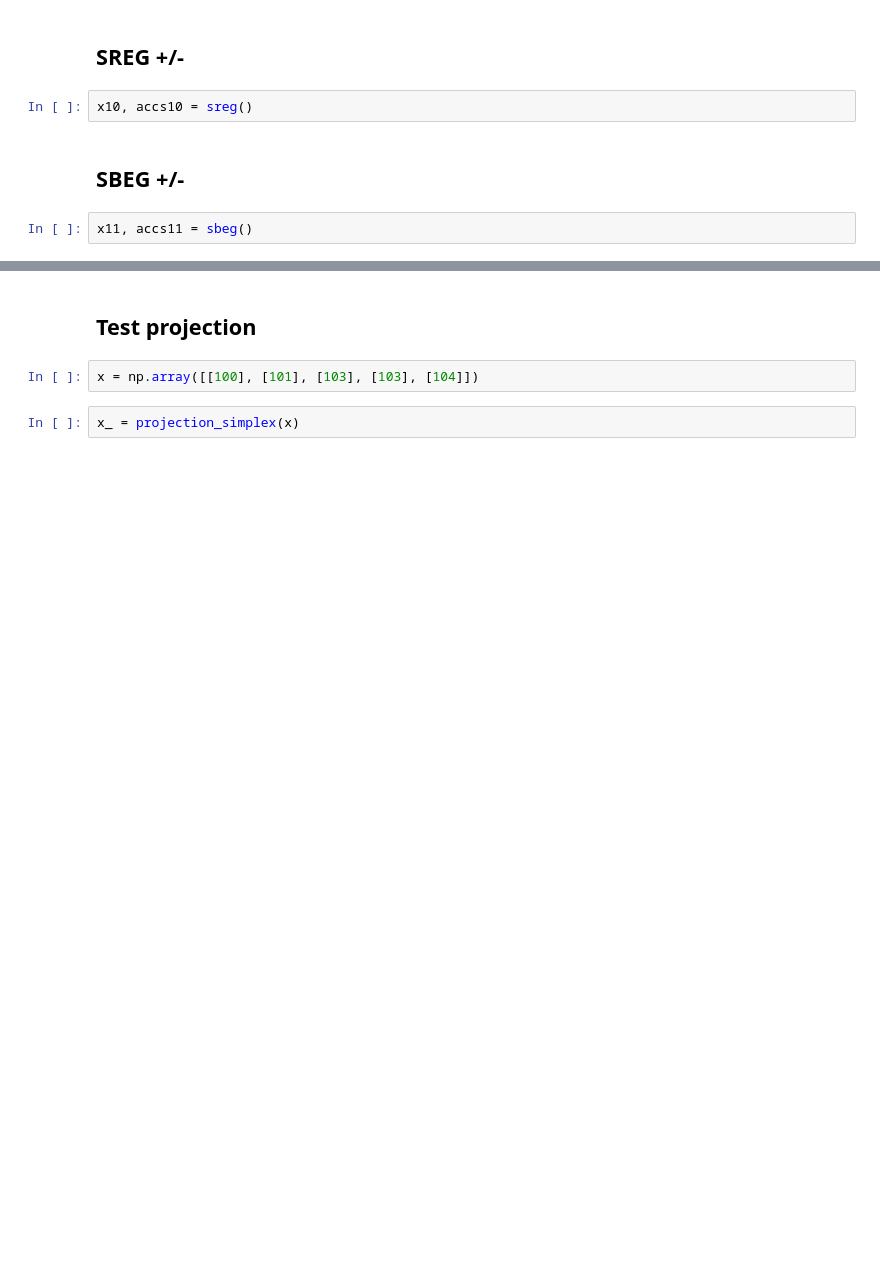
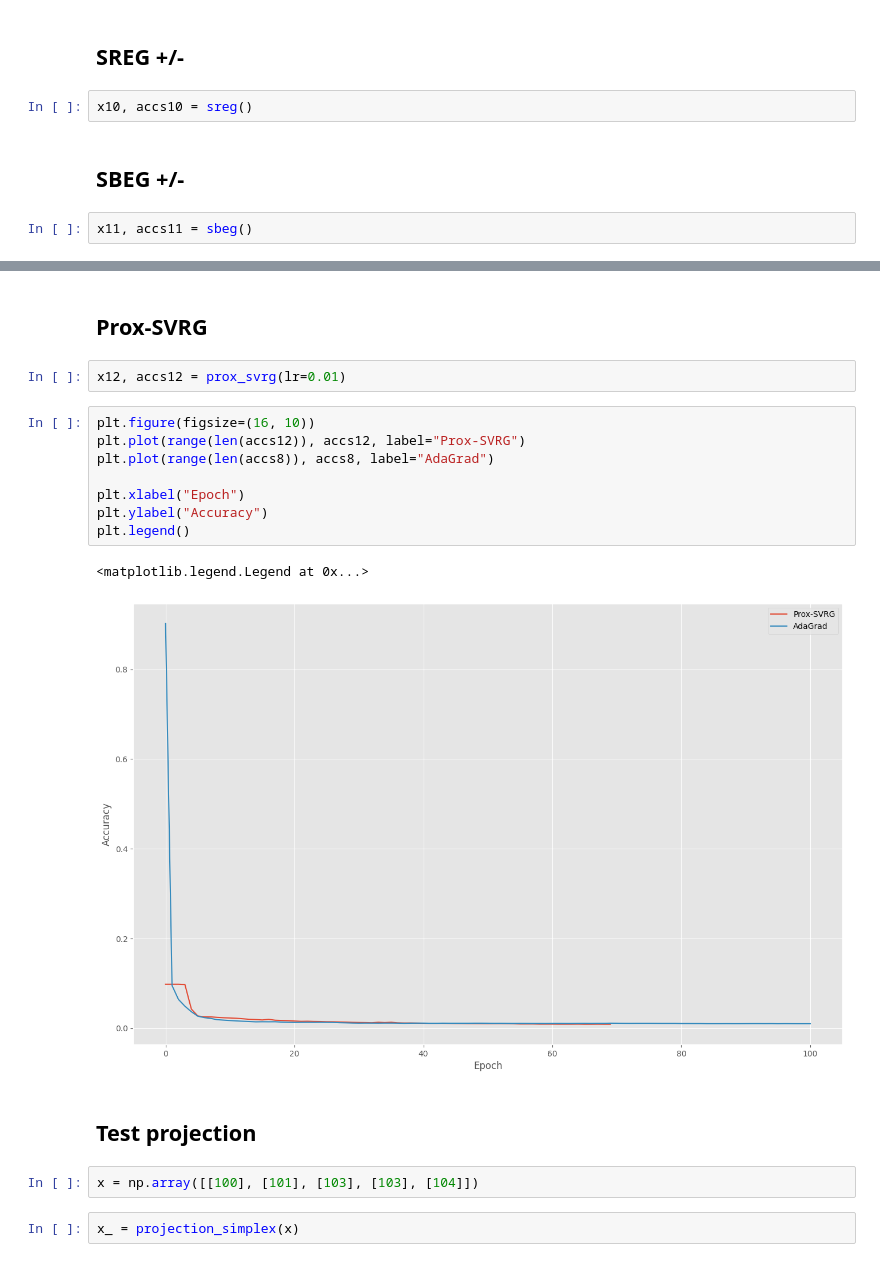
Before and after one commit to khiem2105/Online-Convex-Optimization, a Jupyter notebook: src/test.ipynb, the cells around one changed output, grey strips where cells are left out. Saved outputs shown, nothing was run; the diff lists cells and outputs as text; blank space fills up the shorter version.

Commit message:
add prox-svrg

```diff
--- a/src/test.ipynb
+++ b/src/test.ipynb
@@ -125,3 +108,18 @@ plt.legend()
+# %% [markdown]
+## Prox-SVRG
+# %%
+x12, accs12 = prox_svrg(lr=0.01)
+# %%
+plt.figure(figsize=(16, 10))
+plt.plot(range(len(accs12)), accs12, label="Prox-SVRG")
+plt.plot(range(len(accs8)), accs8, label="AdaGrad")
+
+plt.xlabel("Epoch")
+plt.ylabel("Accuracy")
+plt.legend()
+# %% [output]
+<matplotlib.legend.Legend at 0x...>
+[figure, added]
 # %% [markdown]
 ## Test projection
 # %%
```
Also changed, not shown: parts of 12 cells of this notebook, 2 other files.
